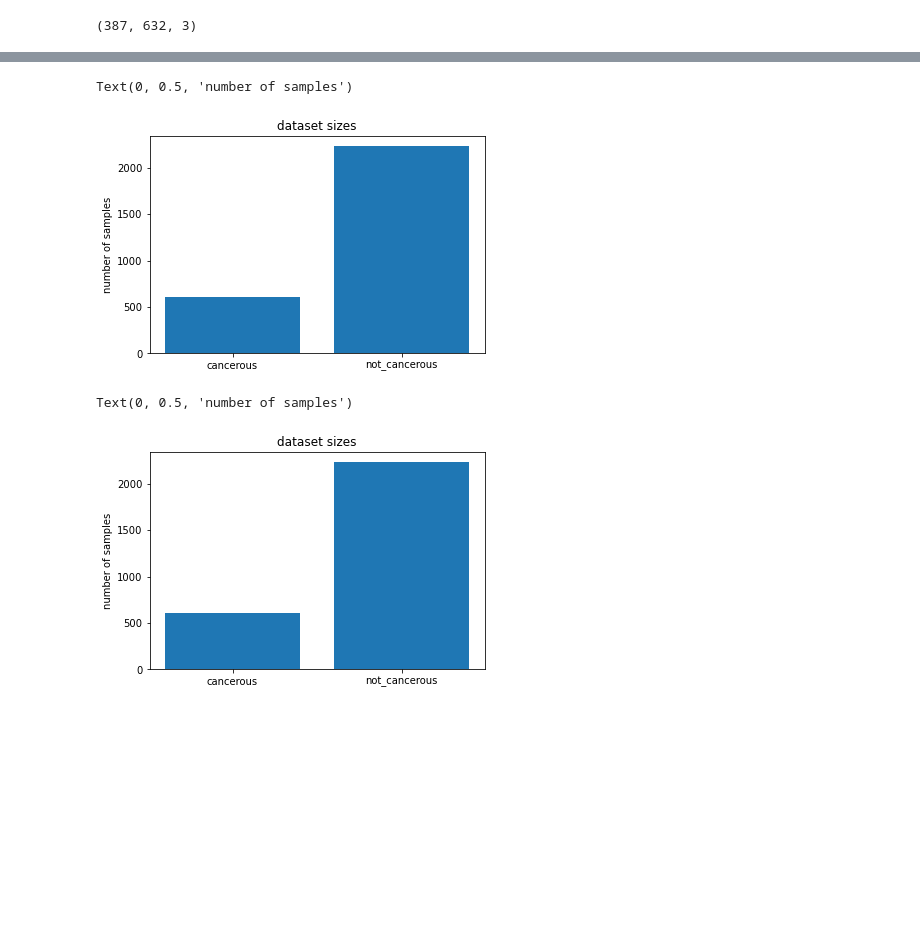
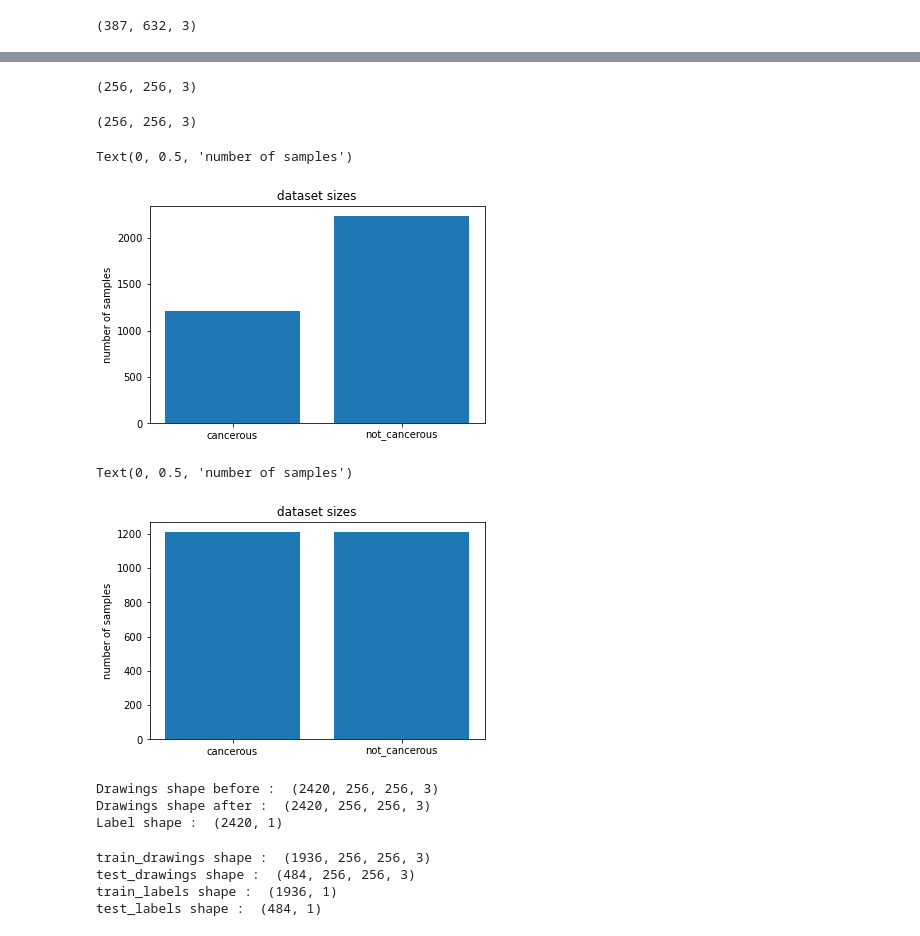
Before and after one commit to abdellahML/challenge-mole, a Jupyter notebook: data_processing.ipynb, the cells around one changed output, grey strips where cells are left out. Drawn from its saved outputs; the diff is of its cells as text; code cells hidden in the pictures; blank space fills up the shorter version.

Commit message:
trainig

```diff
--- a/data_processing.ipynb
+++ b/data_processing.ipynb
@@ -115,25 +130,81 @@ not_canerous_set = load_images_from_folder("/home/imad/Desktop/Becode/Project/ch
+# %%
+not_cancerours_resized = []
+
+for i in range(len(not_cancerous_set)):
+    i = not_cancerous_set[i]
+    # resize image
+    i = cv.resize(i, dsize, interpolation = cv.INTER_NEAREST)
+    not_cancerours_resized.append(i)
+# %%
+not_cancerours_resized[0].shape
+# %% [output]
+(256, 256, 3)
+# %%
+augmented[0].shape
+# %% [output]
+(256, 256, 3)
+# %%
+# contctnate data
+cancerous = np.concatenate([cancerous_resized, augmented])
+not_cancerous = not_cancerours_resized
 # %%
-canerous_set = np.array(canerous_set)
-not_canerous_set = np.array(not_canerous_set)
+cancerous = np.array(cancerous)
+not_cancerous = np.array(not_cancerous)
 # %%
-plt.bar([0,1], [canerous_set.shape[0], not_canerous_set.shape[0]])
+plt.bar([0,1], [cancerous.shape[0], not_cancerous.shape[0]])
 plt.title('dataset sizes')
 plt.xticks([0,1], ['cancerous', 'not_cancerous'])
 plt.ylabel('number of samples')
 # %% [output]
 Text(0, 0.5, 'number of samples')
-[figure, old version]
+[figure, new version]
+# %%
+max_samples = min(cancerous.shape[0], not_cancerous.shape[0])
+# preprocessed_cancerous = cancerous[:max_samples].reshape(-1,256,256)
+# preprocessed_not_cancerous = not_cancerous[:max_samples].reshape(-1,256,256)
+preprocessed_cancerous = cancerous[:max_samples]
+preprocessed_not_cancerous = not_cancerous[:max_samples]
 # %%
-# max_samples = min(canerous_set.shape[0], not_canerous_set.shape[0])
-# preprocessed_canerous_set = canerous_set[:max_samples].reshape(-1,28,28)
-# preprocessed_not_canerous_set = not_canerous_set[:max_samples].reshape(-1,28,28)
-plt.bar([0,1], [canerous_set.shape[0], not_canerous_set.shape[0]])
+plt.bar([0,1], [preprocessed_cancerous.shape[0], preprocessed_not_cancerous.shape[0]])
 plt.title('dataset sizes')
 plt.xticks([0,1], ['cancerous', 'not_cancerous'])
 plt.ylabel('number of samples')
 # %% [output]
 Text(0, 0.5, 'number of samples')
-[figure, old version]
+[figure, new version]
 # %%
 canerous_set_labels = np.zeros((max_samples, 1))
 not_canerous_set_labels = np.ones((max_samples, 1))
+# %%
+labels = np.concatenate([canerous_set_labels, not_canerous_set_labels])
+drawings = np.concatenate([preprocessed_cancerous, preprocessed_not_cancerous])
+
+# tensorflow wants a 4D tensor with (n_images, width, height, colour_depth)
+print("Drawings shape before : ", drawings.shape)
+# drawings = np.expand_dims(drawings, axis=4)
+print("Drawings shape after : ", drawings.shape)
+print("Label shape : ", labels.shape)
+# %% [output]
+Drawings shape before :  (2420, 256, 256, 3)
+Drawings shape after :  (2420, 256, 256, 3)
+Label shape :  (2420, 1)
+# %%
+from sklearn.model_selection import train_test_split
+
+train_drawings, test_drawings, train_labels, test_labels = train_test_split(
+    drawings,
+    labels,
+    test_size=0.2,
+    random_state=42,
+    shuffle=True
+)
+
+print("train_drawings shape : ", train_drawings.shape)
+print("test_drawings shape : ", test_drawings.shape)
+print("train_labels shape : ", train_labels.shape)
+print("test_labels shape : ", test_labels.shape)
+# %% [output]
+train_drawings shape :  (1936, 256, 256, 3)
+test_drawings shape :  (484, 256, 256, 3)
+train_labels shape :  (1936, 1)
+test_labels shape :  (484, 1)
```
Also changed, not shown: parts of 11 cells of this notebook.
